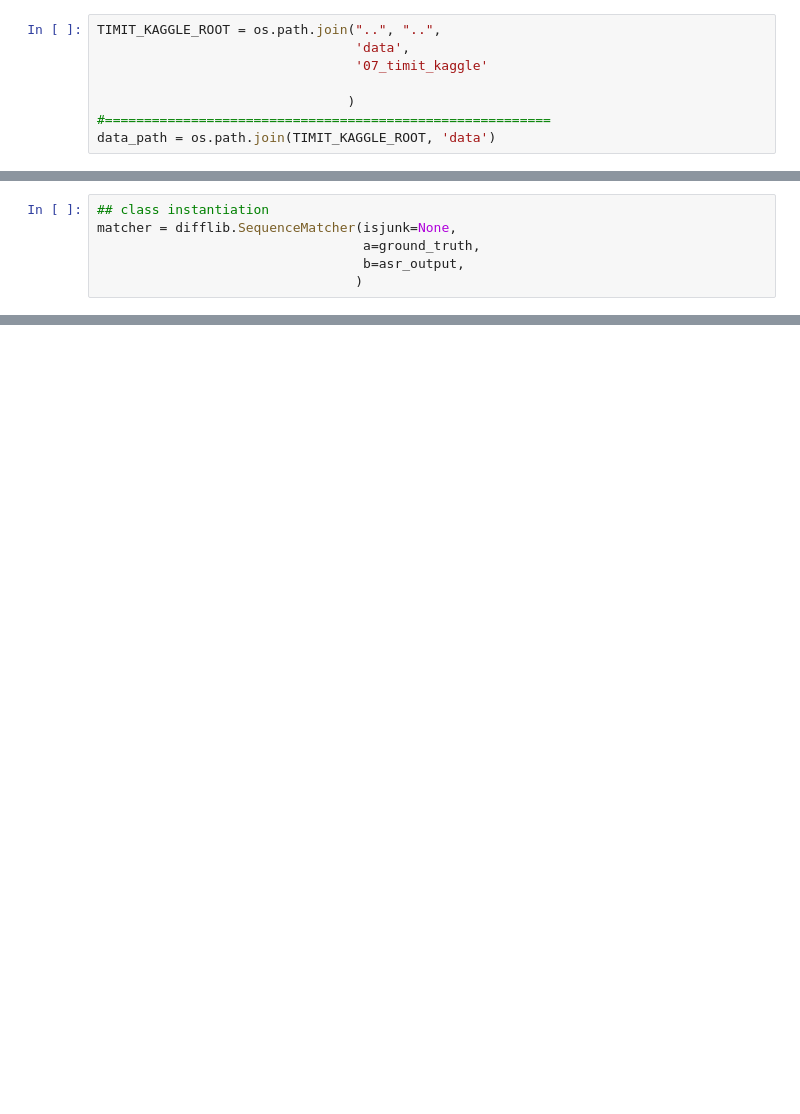
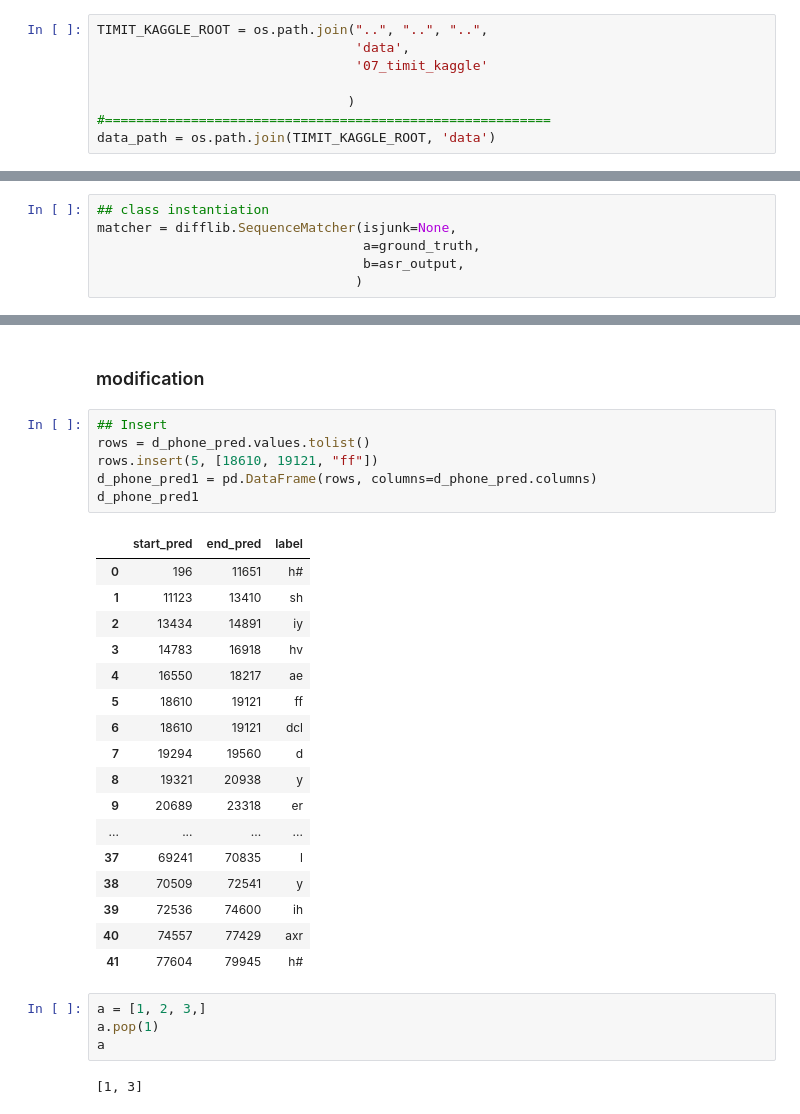
Before and after one commit to fredy-rojas/07_FR_phone, a Jupyter notebook: notebooks/03_proto/01_segEv/FR_proto_segEv.ipynb, the cells around one changed output, grey strips where cells are left out. Drawn from its saved outputs; the diff is of its cells as text; blank space fills up the shorter version.

```diff
--- a/notebooks/03_proto/01_segEv/FR_proto_segEv.ipynb
+++ b/notebooks/03_proto/01_segEv/FR_proto_segEv.ipynb
@@ -99,7 +99,7 @@ def read_text_file(filepath):
 # %% [markdown]
 ## Unzip
 # %%
-TIMIT_KAGGLE_ROOT = os.path.join("..", "..",
+TIMIT_KAGGLE_ROOT = os.path.join("..", "..", "..",
                                  'data',
                                  '07_timit_kaggle'
 
@@ -366,0 +447,32 @@ for tag, i1, i2, j1, j2 in matcher.get_opcodes():
+# %% [markdown]
+### modification
+# %%
+## Insert
+rows = d_phone_pred.values.tolist()
+rows.insert(5, [18610, 19121, "ff"])
+d_phone_pred1 = pd.DataFrame(rows, columns=d_phone_pred.columns)
+d_phone_pred1
+# %% [output]
+|  | start_pred | end_pred | label |
+| 0 | 196 | 11651 | h# |
+| 1 | 11123 | 13410 | sh |
+| 2 | 13434 | 14891 | iy |
+| 3 | 14783 | 16918 | hv |
+| 4 | 16550 | 18217 | ae |
+| 5 | 18610 | 19121 | ff |
+| 6 | 18610 | 19121 | dcl |
+| 7 | 19294 | 19560 | d |
+| 8 | 19321 | 20938 | y |
+| 9 | 20689 | 23318 | er |
+| ... | ... | ... | ... |
+| 37 | 69241 | 70835 | l |
+| 38 | 70509 | 72541 | y |
+| 39 | 72536 | 74600 | ih |
+| 40 | 74557 | 77429 | axr |
+| 41 | 77604 | 79945 | h# |
+# %%
+a = [1, 2, 3,]
+a.pop(1)
+a
+# %% [output]
+[1, 3]
```
Also changed, not shown: parts of 32 cells of this notebook.
